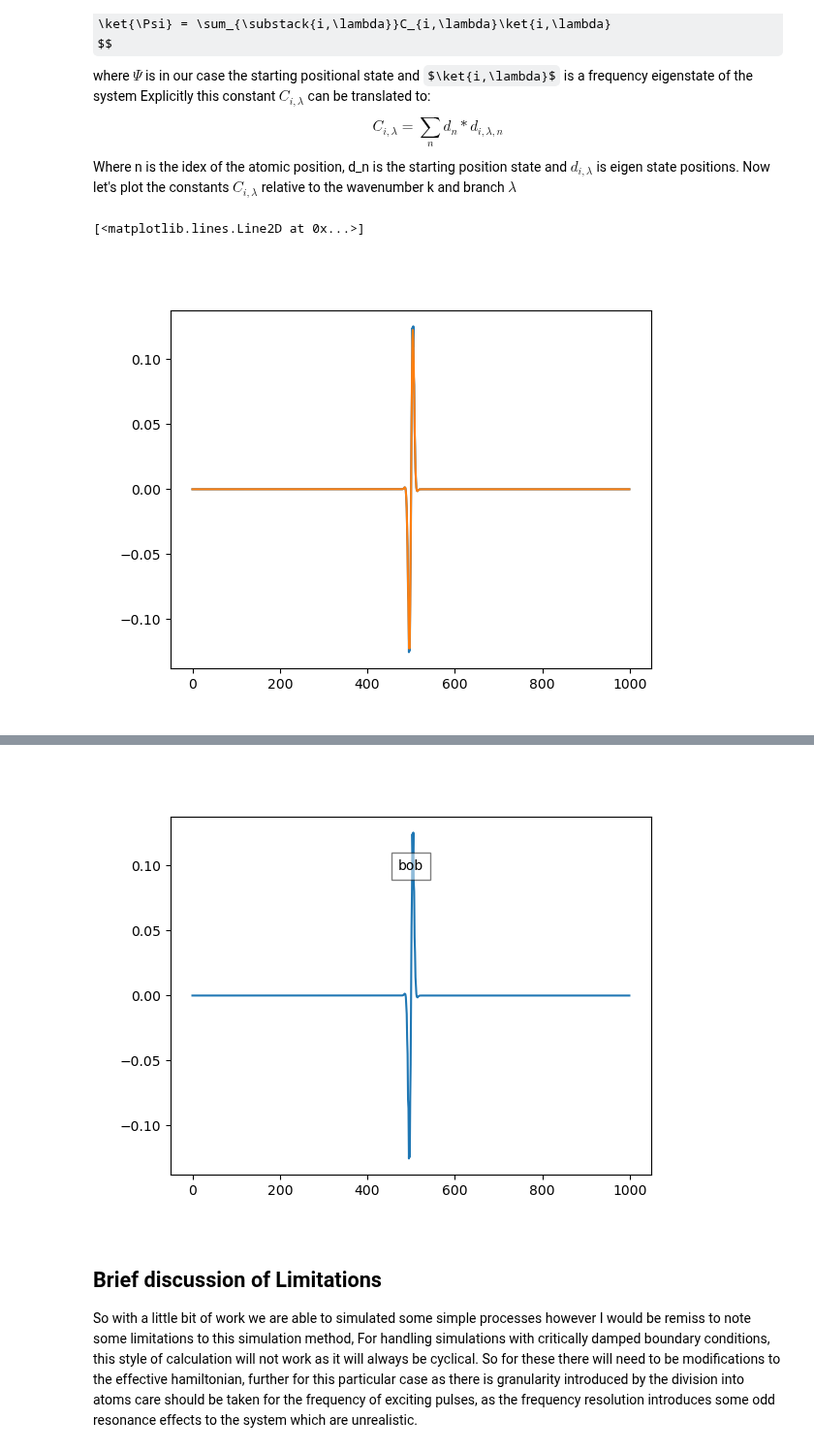
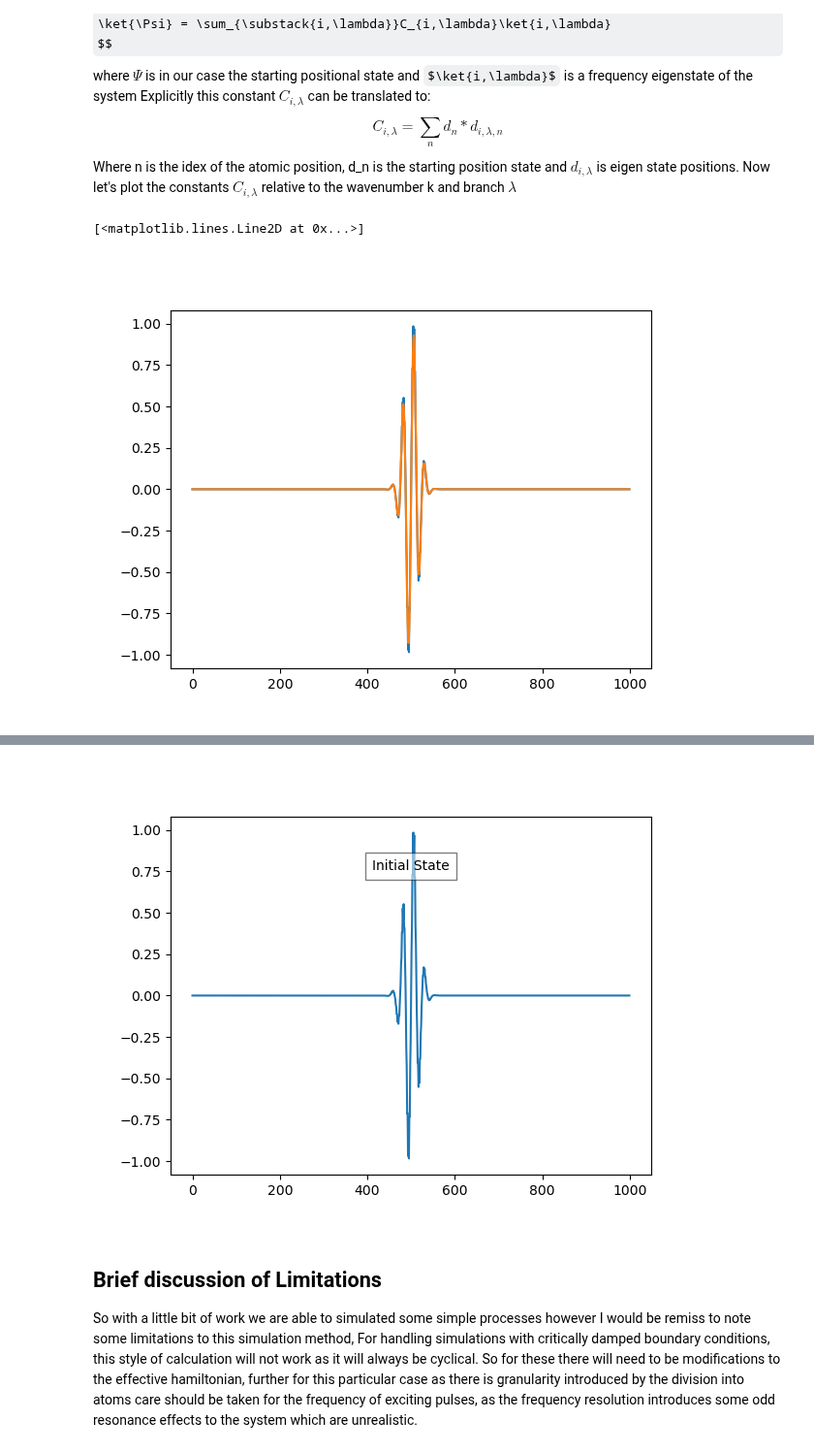
Before and after one commit to MTLphys/ManyBodyTheory, a Jupyter notebook: Class 3 Problems In Python/ProblemSolutions.ipynb, the cells around one changed output, grey strips where cells are left out. Shown at 97% size. Drawn from its saved outputs; the diff is of its cells as text; code cells hidden in the pictures; some formulas as TeX source.

```diff
--- a/Class 3 Problems In Python/ProblemSolutions.ipynb
+++ b/Class 3 Problems In Python/ProblemSolutions.ipynb
@@ -124,14 +124,14 @@ Where $d_n$ is the initial displacement of the nth atom, d is the average initia
 # %%
-def FDfunc(n,tau,d,n0,k):
+def gfunc(n,tau,d,n0,k):
     return np.sin(k*n)*d*np.exp(-tau*(n-n0)**2)
 N =1000
 n = np.arange(N)
 tau= .2e-2
 d= 1
 n0 = N/2
-k = np.pi*2*f[450]
+k = np.pi*2*f[40]
 fig,ax = plt.subplots(2)
-ax[0].scatter(a*n/2+FDfunc(n,tau,d,n0,k),0*n,marker='+',label = 'Initial position')
+ax[0].scatter(a*n/2+gfunc(n,tau,d,n0,k),0*n,marker='+',label = 'Initial position')
 ax[0].scatter(a*n/2,0*n,marker=6,label='Equilibrium position')
 ax[1].plot(a*n/2,FDfunc(n,tau,d,n0,k),label='displacement')
 ax[1].set_xlabel('location [angstrom]')
@@ -162,12 +162,12 @@ fig,ax = plt.subplots()
 
 N =1000
 n = np.arange(N)
-tau= .02
-d= .2
+tau= .2e-2
+d= 1
 n0 = N/2
 k = np.pi*2*f[40]
 fxs = fx[:,np.argsort(omega)]
-d_n = FDfunc(n,tau,d,n0,k)
+d_n = gfunc(n,tau,d,n0,k)
 Cil = np.asarray([np.sum(d_n*fxs[:,i]) for i in range(N)])
 
 calcD = np.sum([Cil[i]*fxs[:,i] for i in n],axis=0)
@@ -175,7 +175,7 @@ ax.plot(n,calcD)
 ax.plot(n,d_n)
 # %% [output]
 [<matplotlib.lines.Line2D at 0x...>]
-[figure, old version]
+[figure, new version]
 # %% [markdown]
 Now that we have the solution in the energy eigen space, we need to calculated how it should propagate, This can be done by applying a forward time step and a backwards time step to the system using the Hamiltonian of the system as follows...
 The time dependant Schrödinger equation is given as follows:
@@ -237,35 +237,35 @@ $$
 from matplotlib.animation import FuncAnimation
 Dt = .01
 Ntimesteps= 100
 def propagate(cn,omega,Dt):
     return (1-1.0j*np.sort(omega)*Dt/2)**(-1)*(1+1j*np.sort(omega)*Dt/2)*cn#
 Cn = Cil
 fig,ax = plt.subplots()
 n = np.arange(N)
 ft = np.sum([Cn[i]*fxs[:,i] for i in n],axis=0)
 ln, =ax.plot(n,ft)
 
 calcDi = np.zeros((N,Ntimesteps))
 for i in range(Ntimesteps):
     Cn = propagate(Cn,omega,Dt)
     calcDi[:,i] = np.sum([Cn[i]*fxs[:,i] for i in n],axis=0)
 
-title = ax.text(0.5,0.85, "bob", bbox={'facecolor':'w', 'alpha':0.5, 'pad':5},
+title = ax.text(0.5,0.85, "Initial State", bbox={'facecolor':'w', 'alpha':0.5, 'pad':5},
                 transform=ax.transAxes, ha="center")
 
 def init():
     ax.set_ylim(-.2,.2)
     ax.set_xlim(0,1000)
     return ln,
 
 def update(frame):
     ln.set_data(n,calcDi[:,frame])
     title.set_text(u"Timestep = {}".format(frame))
     return ln,title
 
 ani = FuncAnimation(fig,update,frames=np.arange(Ntimesteps),init_func=init,blit=False)
 # %% [output]
-[figure, old version]
+[figure, new version]
 # %% [markdown]
 ## Brief discussion of Limitations
 So with a little bit of work we are able to simulated some simple processes however I would be remiss to note some limitations to this simulation method, For handling simulations with critically damped boundary conditions, this style of calculation will not work as it will always be cyclical. So for these there will need to be modifications to the effective hamiltonian, further for this particular case as there is granularity introduced by the division into atoms care should be taken for the frequency of exciting pulses, as the frequency resolution introduces some odd resonance effects to the system which are unrealistic.
```
Also changed, not shown: parts of 2 cells of this notebook.
